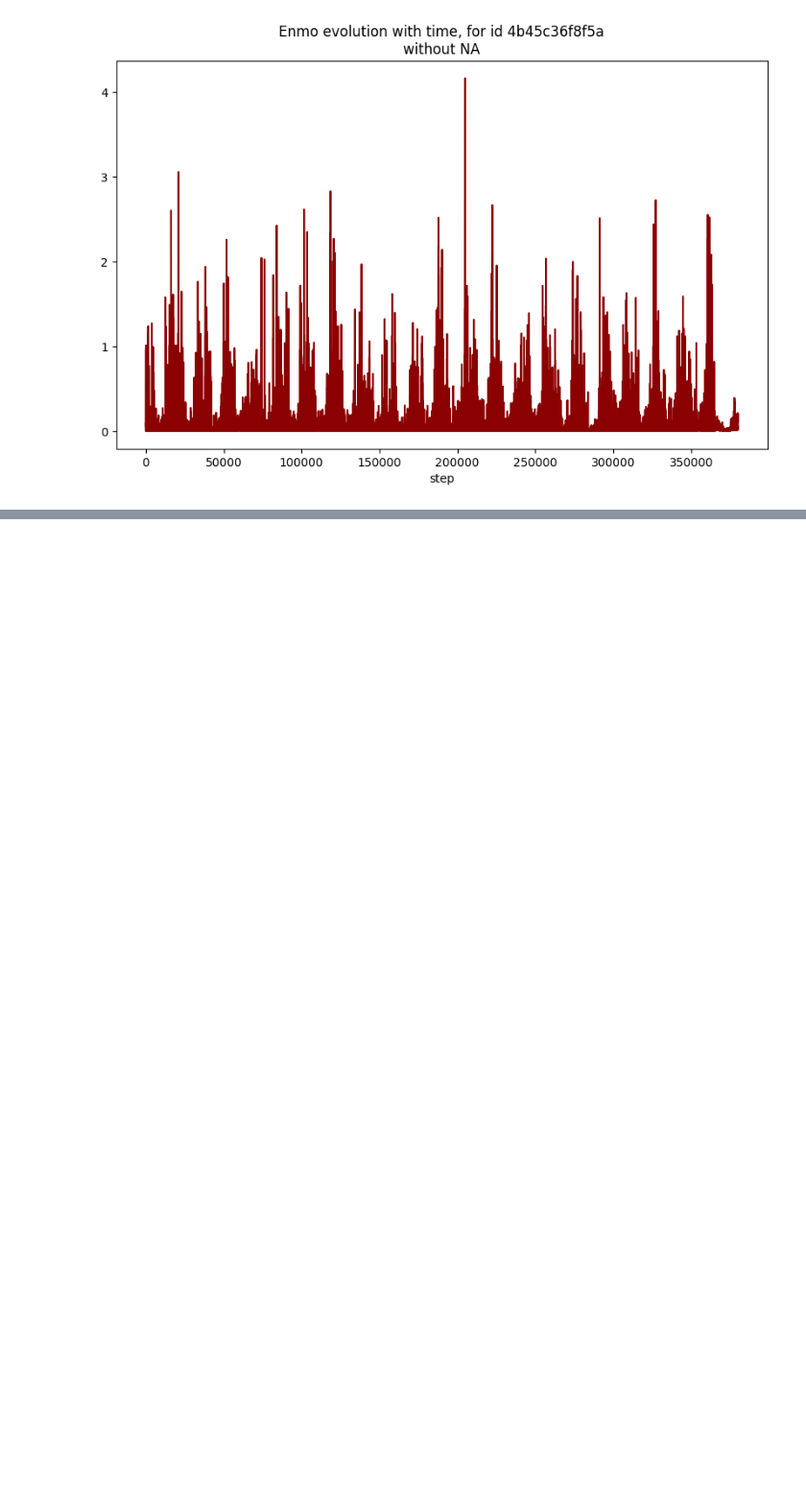
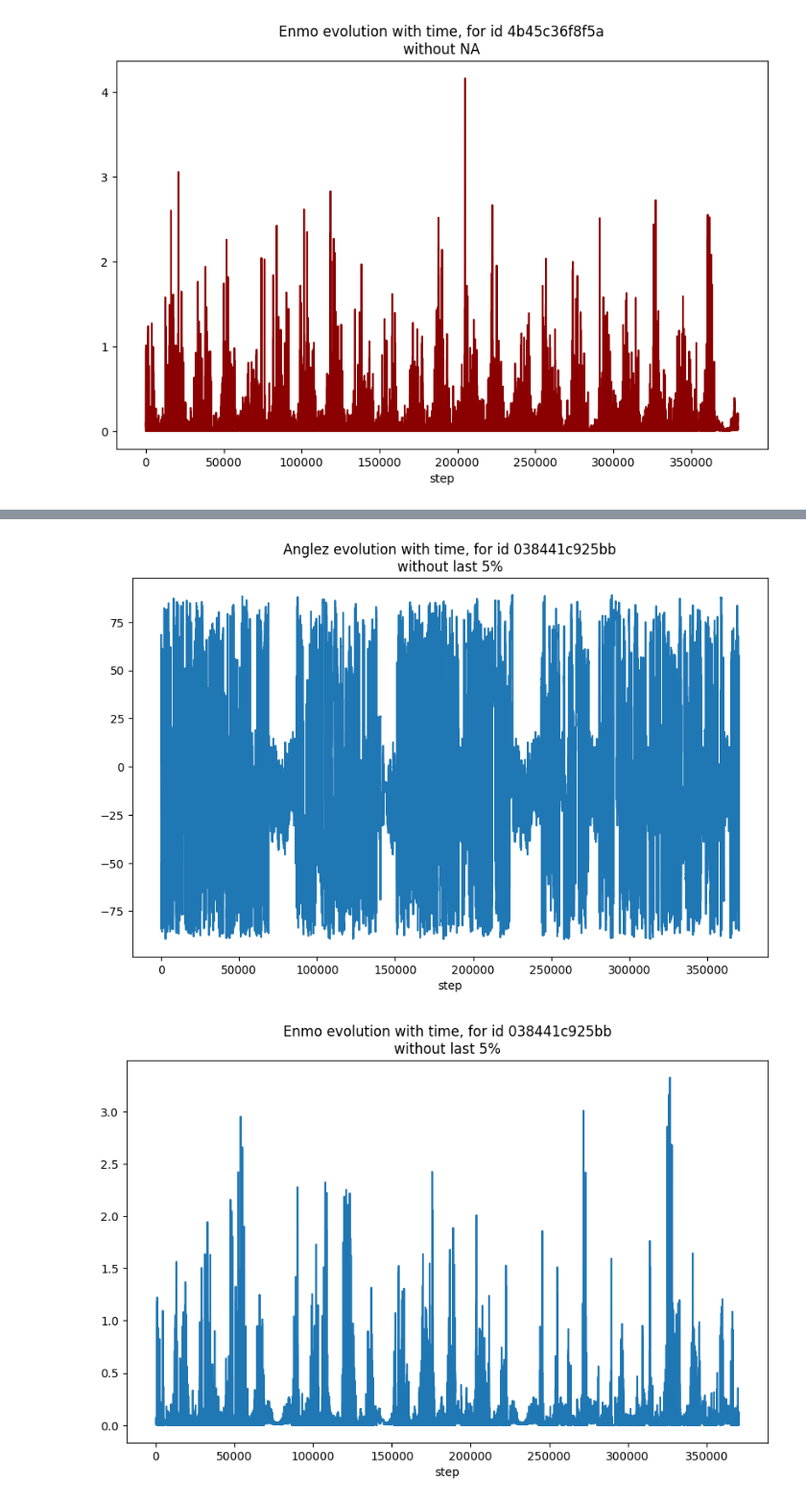
Before and after one commit to theo-serralta/sleep-states, a Jupyter notebook: src/handle_NAs_eliott.ipynb, the cells around one changed output, grey strips where cells are left out. Shown at 96% size. Cells and saved outputs as stored; diff of their text form; code cells hidden in the pictures; blank space fills up the shorter version.

```diff
--- a/src/handle_NAs_eliott.ipynb
+++ b/src/handle_NAs_eliott.ipynb
@@ -222,0 +325,20 @@ for id in ids:
+# %%
+train_data_head = filter_last_percents(train_data_head, max_steps)
+data = train_data_tail[train_data_tail["series_id"] == id]
+
+id = train_data_head.loc[1, "series_id"]
+data = train_data_head[train_data_head["series_id"] == id]
+plt.figure(figsize=(10, 6))
+plt.plot(data['step'], data['anglez'])
+plt.xlabel("step")
+plt.title(f"Anglez evolution with time, for id {id}\nwithout last 5%")
+plt.show()
+
+plt.figure(figsize=(10, 6))
+plt.plot(data['step'], data['enmo'])
+plt.xlabel("step")
+plt.title(f"Enmo evolution with time, for id {id}\nwithout last 5%")
+plt.show()
+# %% [output]
+[figure, added]
+[figure, added]
```
Also changed, not shown: parts of 10 cells of this notebook.
